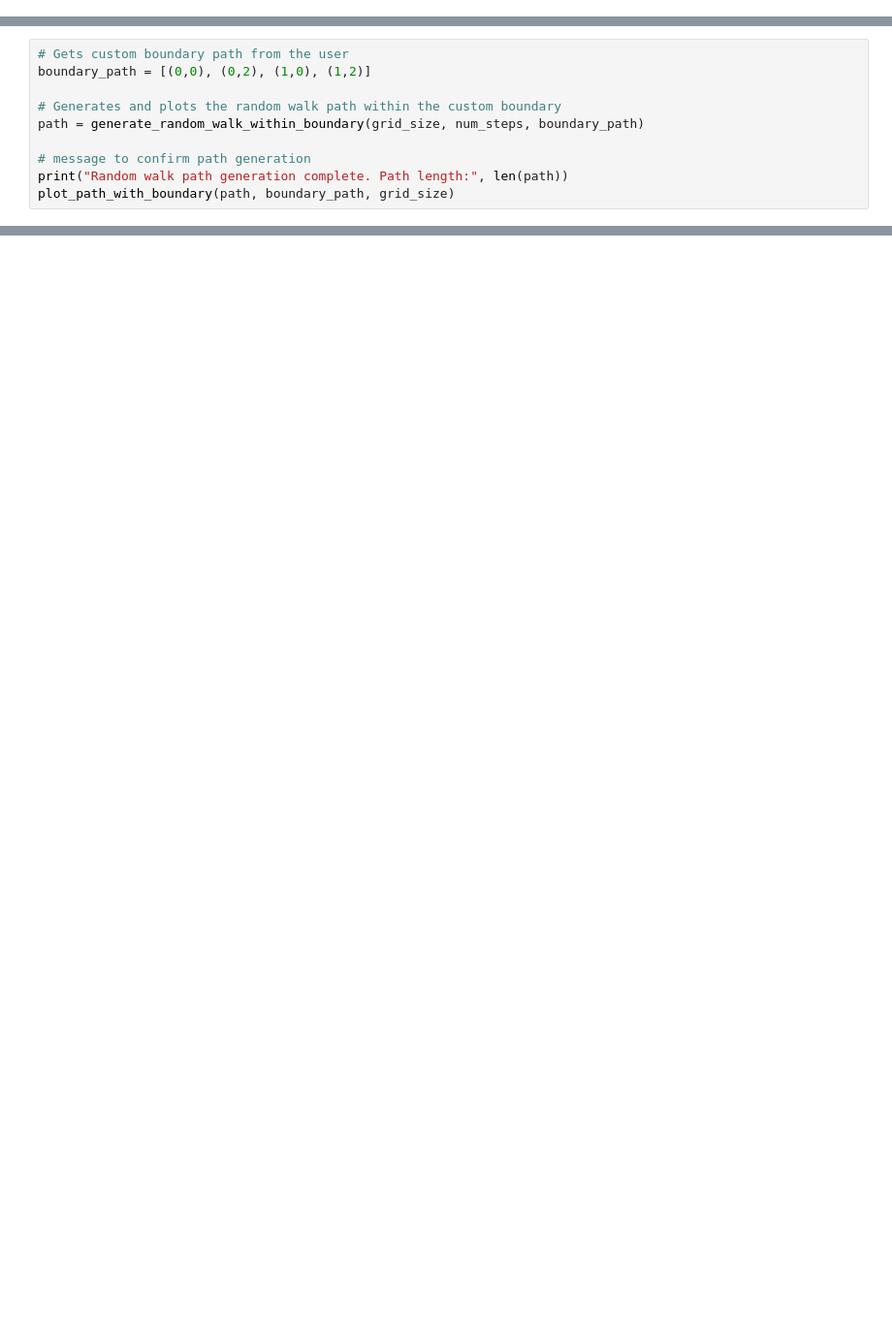
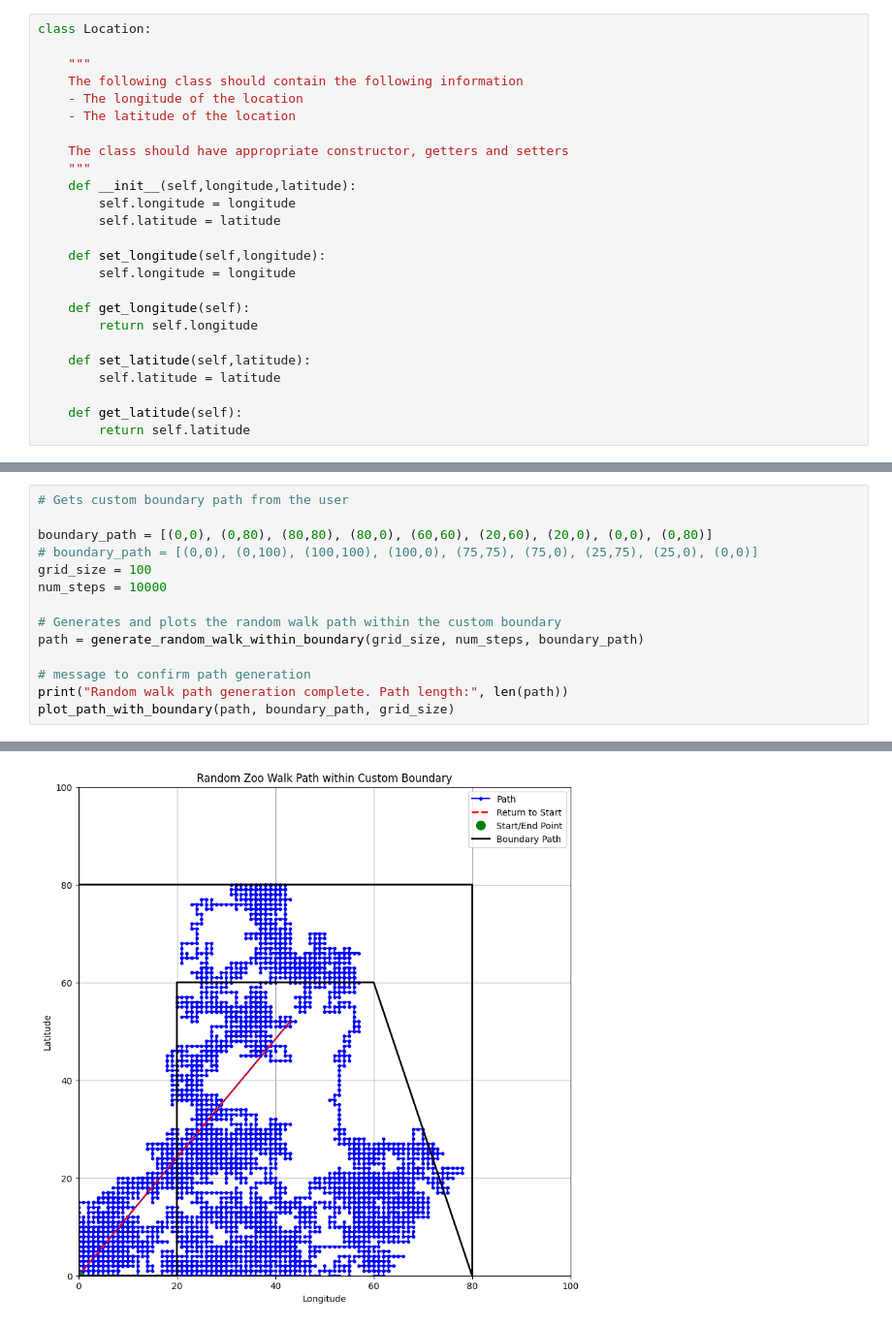
Before and after one commit to immanuel-rajadurai/AZC-location-analytics-back-end, a Jupyter notebook: experimentation/pipeline-exp.ipynb, the cells around one changed output, grey strips where cells are left out. Shown at 97% size. Cells and saved outputs as stored; diff of their text form; blank space fills up the shorter version.

```diff
--- a/experimentation/pipeline-exp.ipynb
+++ b/experimentation/pipeline-exp.ipynb
@@ -1,3 +1,28 @@
+# %%
+class Location:
+
+    """
+    The following class should contain the following information
+    - The longitude of the location
+    - The latitude of the location
+
+    The class should have appropriate constructor, getters and setters
+    """
+    def __init__(self,longitude,latitude):
+        self.longitude = longitude
+        self.latitude = latitude
+
+    def set_longitude(self,longitude):
+        self.longitude = longitude
+
+    def get_longitude(self):
+        return self.longitude
+
+    def set_latitude(self,latitude):
+        self.latitude = latitude
+
+    def get_latitude(self):
+        return self.latitude
 # %%
 import numpy as np
 import matplotlib.pyplot as plt
@@ -118,7 +192,11 @@ def get_user_defined_boundary():
 # print("Random walk path generation complete. Path length:", len(path))
 # %%
 # Gets custom boundary path from the user
-boundary_path = [(0,0), (0,2), (1,0), (1,2)]
+
+boundary_path = [(0,0), (0,80), (80,80), (80,0), (60,60), (20,60), (20,0), (0,0), (0,80)]
+# boundary_path = [(0,0), (0,100), (100,100), (100,0), (75,75), (75,0), (25,75), (25,0), (0,0)]
+grid_size = 100
+num_steps = 10000
 
 # Generates and plots the random walk path within the custom boundary
 path = generate_random_walk_within_boundary(grid_size, num_steps, boundary_path)
@@ -131,0 +210 @@ KeyboardInterrupt:
+[figure, added]
```
Also changed, not shown: parts of 4 cells of this notebook.
